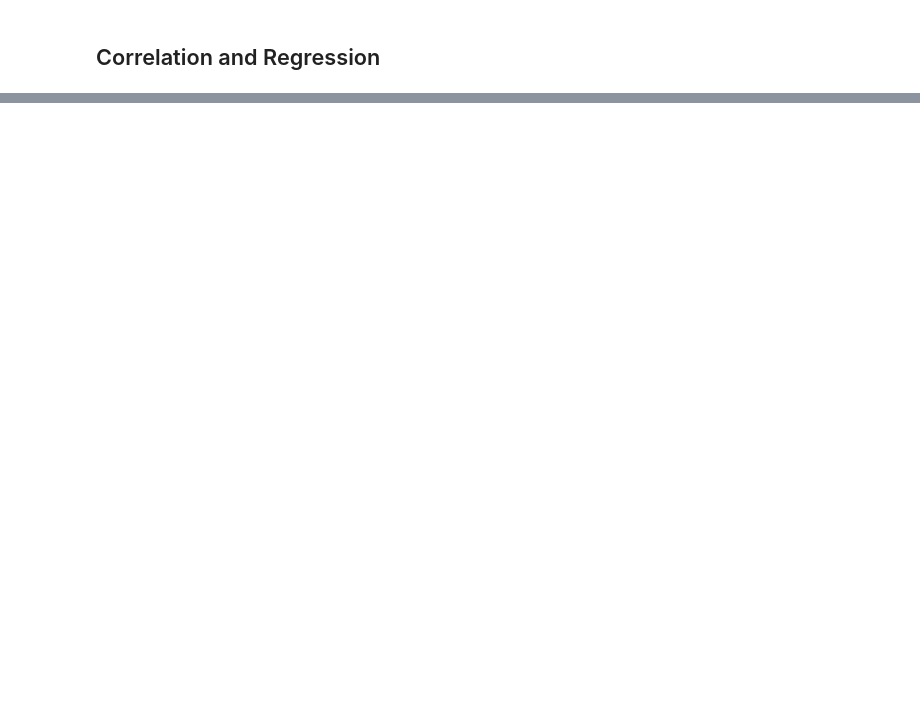
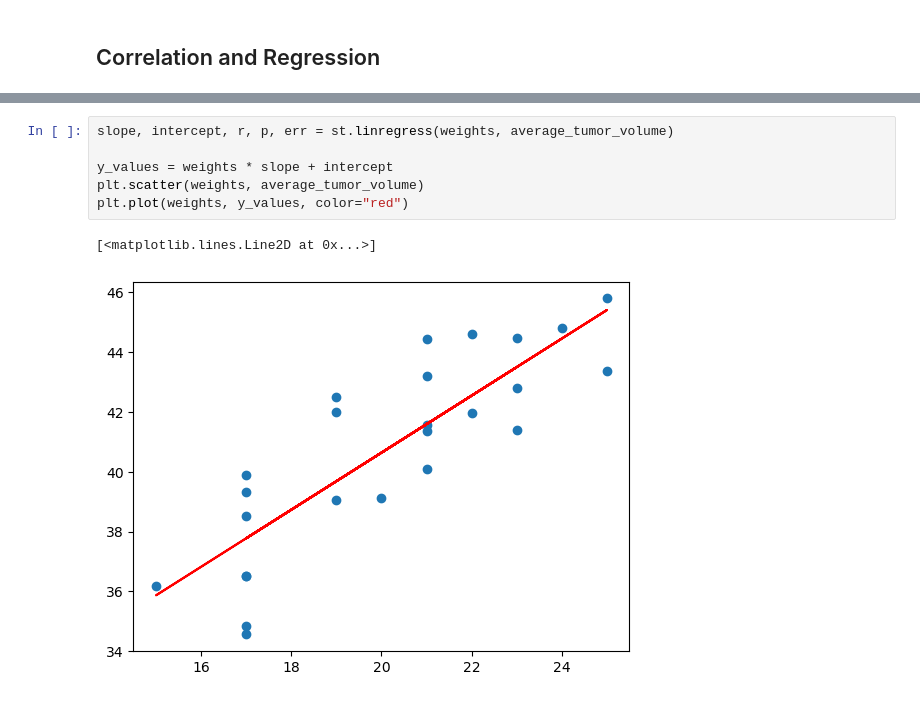
Before and after one commit to LeviEzra1/Module5, a Jupyter notebook: MODULE5/Starter_Code/Pymaceuticals/pymaceuticals_starter.ipynb, the cells around one changed output, grey strips where cells are left out. Drawn from its saved outputs; the diff is of its cells as text; blank space fills up the shorter version.

```diff
--- a/MODULE5/Starter_Code/Pymaceuticals/pymaceuticals_starter.ipynb
+++ b/MODULE5/Starter_Code/Pymaceuticals/pymaceuticals_starter.ipynb
@@ -299,0 +388,9 @@ The correlation between mouse weight and the average tumor volume is 0.84
+# %%
+slope, intercept, r, p, err = st.linregress(weights, average_tumor_volume)
+
+y_values = weights * slope + intercept
+plt.scatter(weights, average_tumor_volume)
+plt.plot(weights, y_values, color="red")
+# %% [output]
+[<matplotlib.lines.Line2D at 0x...>]
+[figure, added]
```
Also changed, not shown: parts of 7 cells of this notebook.
